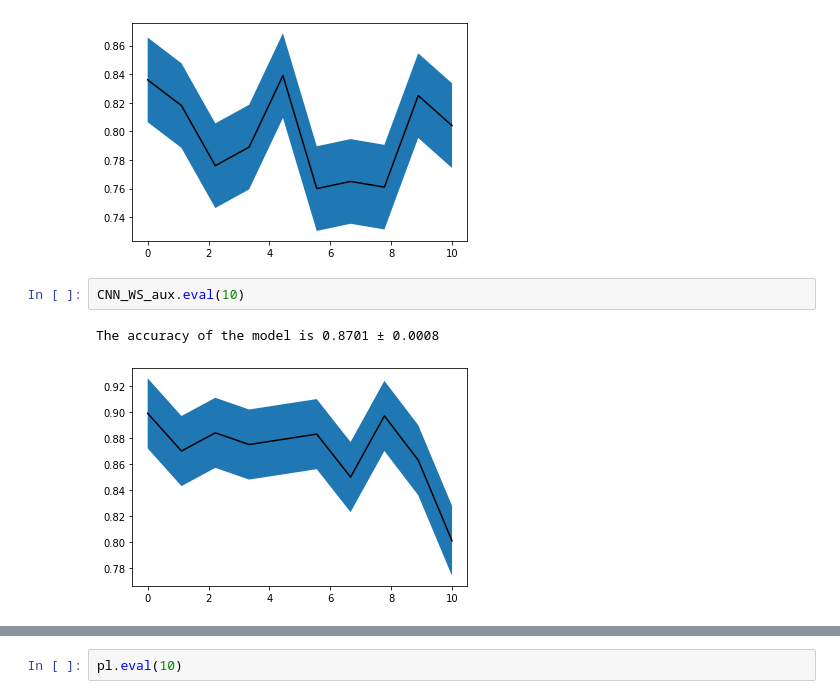
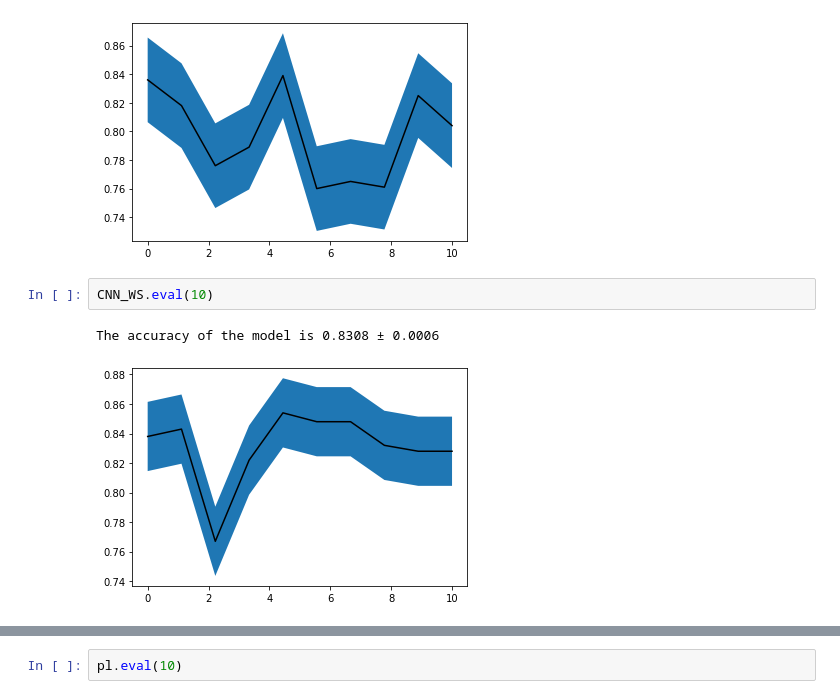
Before and after one commit to guarin/deep_learning, a Jupyter notebook: proj1/evaluation.ipynb, the cells around one changed output, grey strips where cells are left out. Cells and saved outputs as stored; diff of their text form.

Commit message:
aux loss for range of models

```diff
--- a/proj1/evaluation.ipynb
+++ b/proj1/evaluation.ipynb
@@ -27,10 +28,10 @@ CNN_aux.eval(10, mb_size=100, lr=0.1, epochs=25, aux_loss=True, verbose=False)
 The accuracy of the model is 0.7973 ± 0.0010
 [figure]
 # %%
-CNN_WS_aux.eval(10)
+CNN_WS.eval(10)
 # %% [output]
-The accuracy of the model is 0.8701 ± 0.0008
+The accuracy of the model is 0.8308 ± 0.0006
-[figure, old version]
+[figure, new version]
 # %%
 nc.eval(10)
 # %% [output]
```
Also changed, not shown: parts of 3 cells of this notebook, 2 other files.
